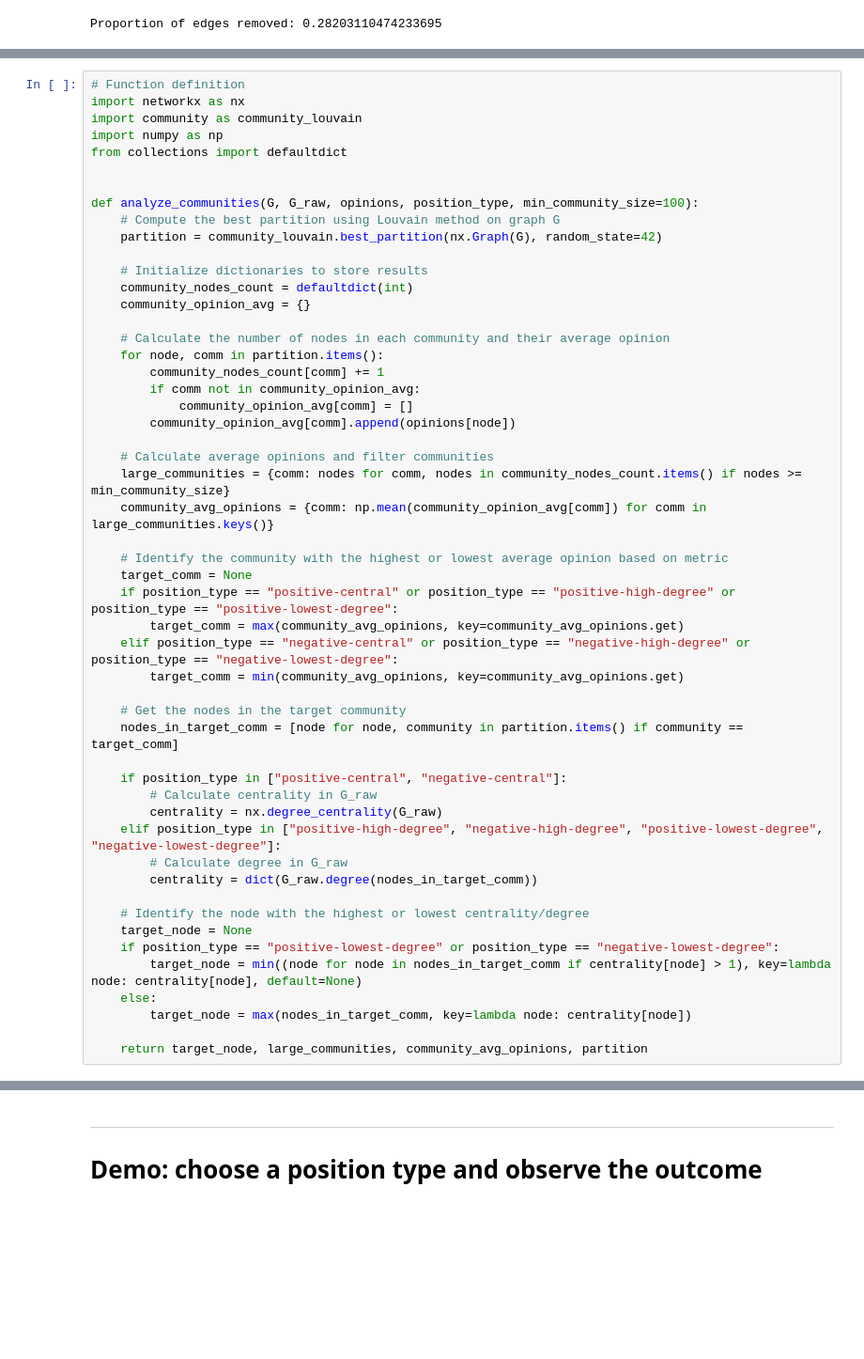
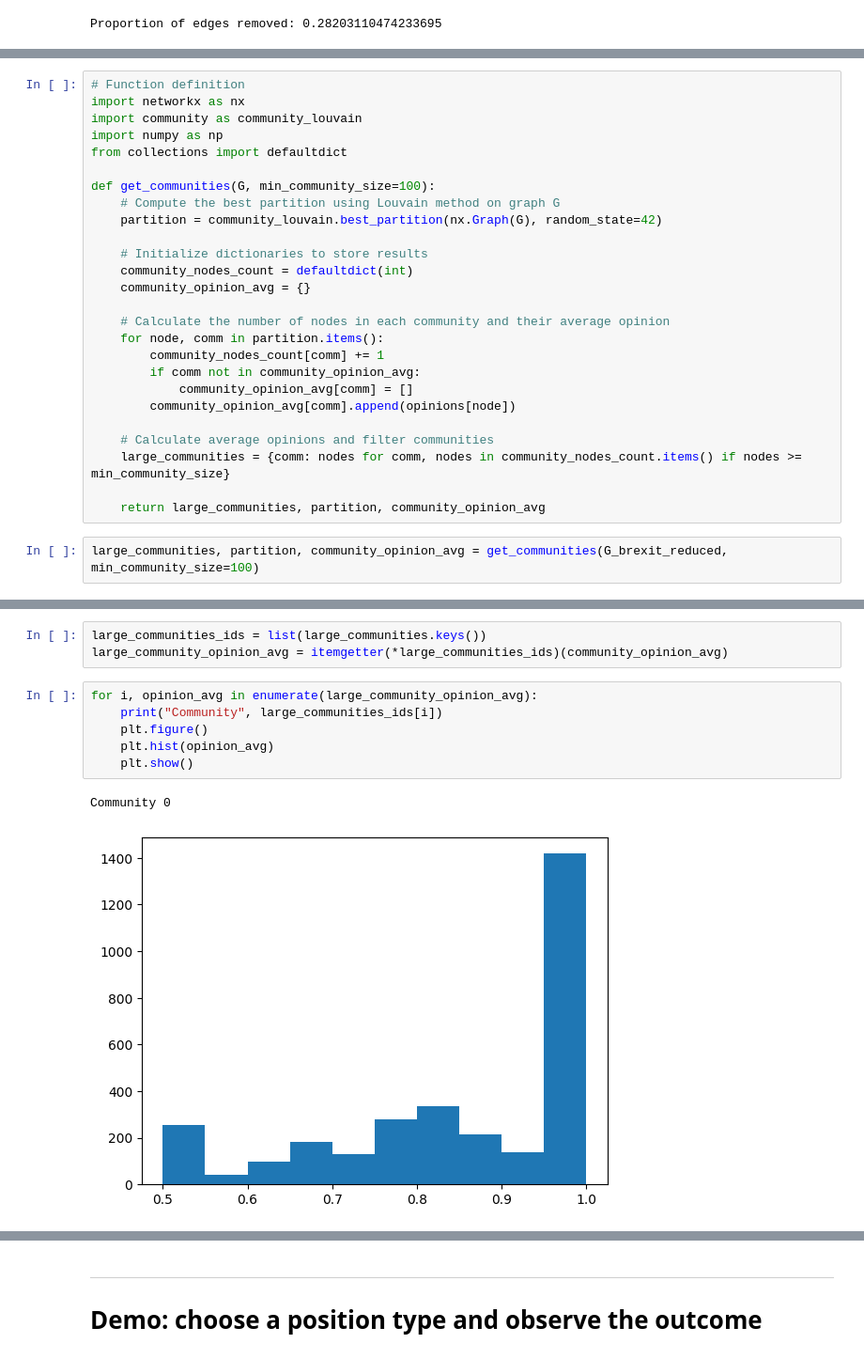
Before and after one commit to mminici/Engagement-Driven-Content-Generation, a Jupyter notebook: notebooks/analyze-real-communities.ipynb, the cells around one changed output, grey strips where cells are left out. Shown at 94% size. Saved outputs shown, nothing was run; the diff lists cells and outputs as text; blank space fills up the shorter version.

Commit message:
Modified files for retrieving positive and negative Brexit communities

```diff
--- a/notebooks/analyze-real-communities.ipynb
+++ b/notebooks/analyze-real-communities.ipynb
@@ -48,8 +63,7 @@ import community as community_louvain
 import numpy as np
 from collections import defaultdict
 
-
-def analyze_communities(G, G_raw, opinions, position_type, min_community_size=100):
+def get_communities(G, min_community_size=100):
     # Compute the best partition using Louvain method on graph G
     partition = community_louvain.best_partition(nx.Graph(G), random_state=42)
 
@@ -66,30 +80,7 @@ def analyze_communities(G, G_raw, opinions, position_type, min_community_size=10
 
     # Calculate average opinions and filter communities
     large_communities = {comm: nodes for comm, nodes in community_nodes_count.items() if nodes >= min_community_size}
-    community_avg_opinions = {comm: np.mean(community_opinion_avg[comm]) for comm in large_communities.keys()}
 
-    # Identify the community with the highest or lowest average opinion based on metric
-    target_comm = None
-    if position_type == "positive-central" or position_type == "positive-high-degree" or position_type == "positive-lowest-degree":
-        target_comm = max(community_avg_opinions, key=community_avg_opinions.get)
-    elif position_type == "negative-central" or position_type == "negative-high-degree" or position_type == "negative-lowest-degree":
-        target_comm = min(community_avg_opinions, key=community_avg_opinions.get)
-
-    # Get the nodes in the target community
-    nodes_in_target_comm = [node for node, community in partition.items() if community == target_comm]
-
-    if position_type in ["positive-central", "negative-central"]:
-        # Calculate centrality in G_raw
-        centrality = nx.degree_centrality(G_raw)
-    elif position_type in ["positive-high-degree", "negative-high-degree", "positive-lowest-degree", "negative-lowest-degree"]:
-        # Calculate degree in G_raw
-        centrality = dict(G_raw.degree(nodes_in_target_comm))
-
-    # Identify the node with the highest or lowest centrality/degree
-    target_node = None
-    if position_type == "positive-lowest-degree" or position_type == "negative-lowest-degree":
-        target_node = min((node for node in nodes_in_target_comm if centrality[node] > 1), key=lambda node: centrality[node], default=None)
-    else:
-        target_node = max(nodes_in_target_comm, key=lambda node: centrality[node])
-
-    return target_node, large_communities, community_avg_opinions, partition
+    return large_communities, partition, community_opinion_avg
+# %%
+large_communities, partition, community_opinion_avg = get_communities(G_brexit_reduced, min_community_size=100)
@@ -95,0 +133,12 @@ def analyze_communities(G, G_raw, opinions, position_type, min_community_size=10
+# %%
+large_communities_ids = list(large_communities.keys())
+large_community_opinion_avg = itemgetter(*large_communities_ids)(community_opinion_avg)
+# %%
+for i, opinion_avg in enumerate(large_community_opinion_avg):
+    print("Community", large_communities_ids[i])
+    plt.figure()
+    plt.hist(opinion_avg)
+    plt.show()
+# %% [output]
+Community 0
+[figure, added]
```
Also changed, not shown: parts of 76 cells of this notebook, 5 other files.
